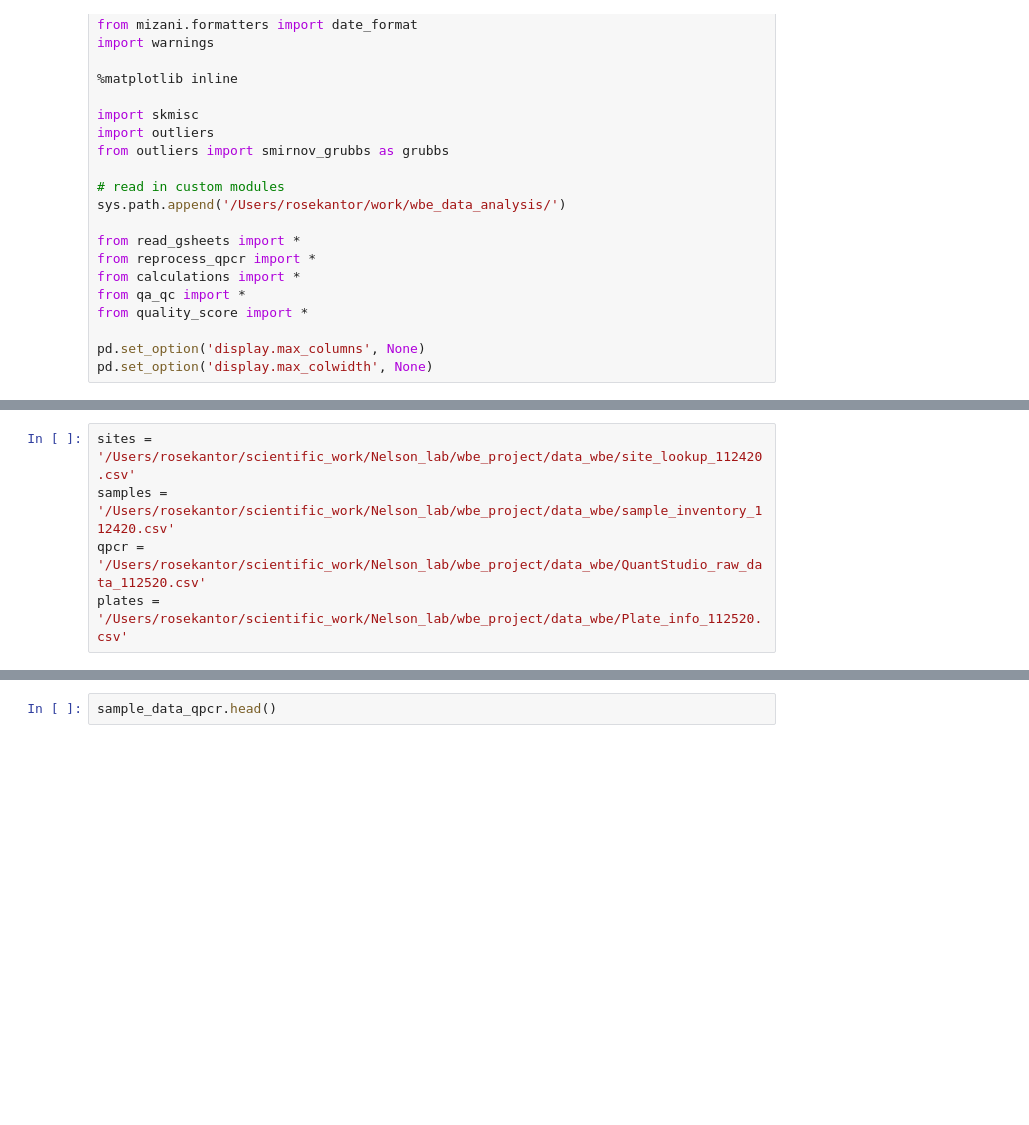
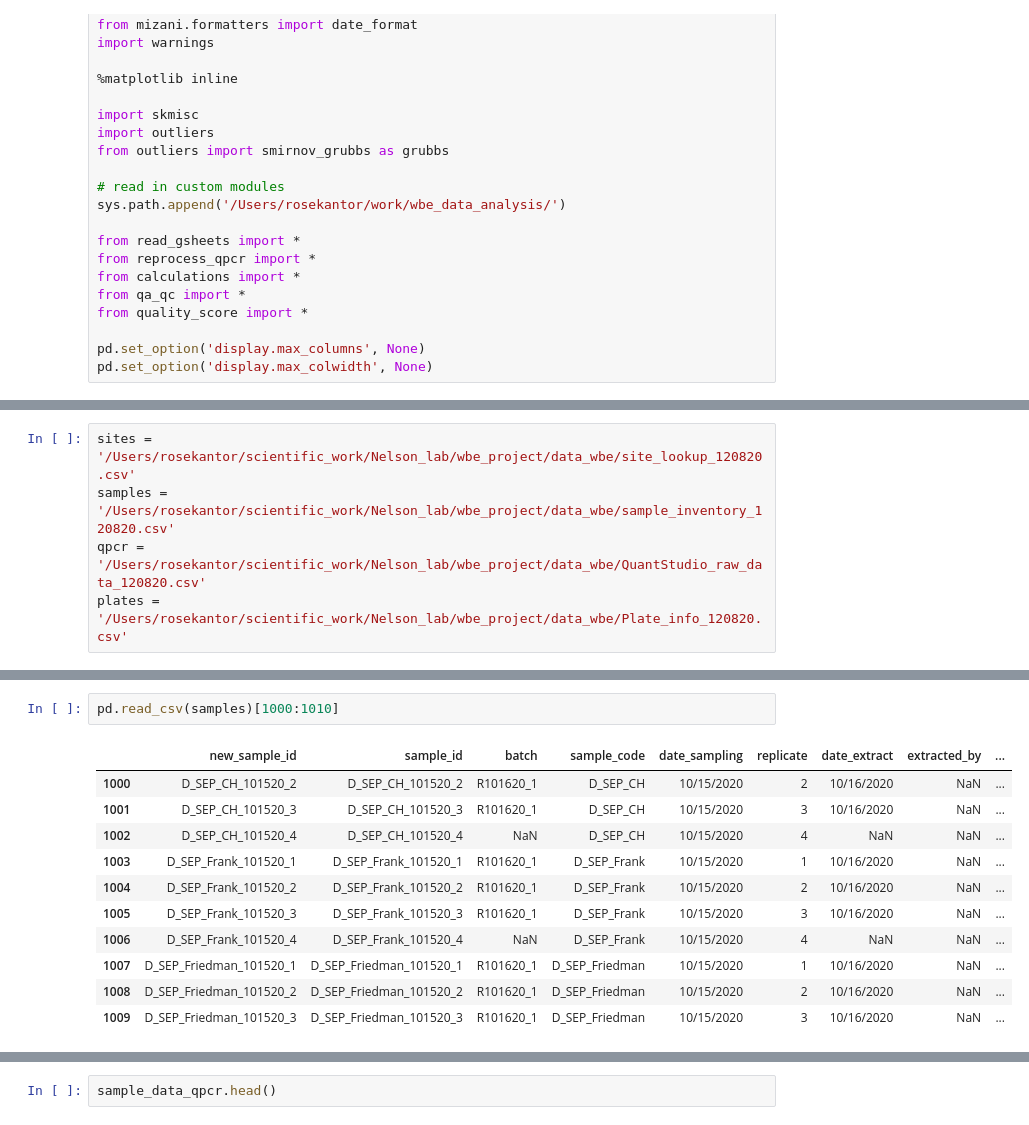
Before and after one commit to wastewaterlab/data_analysis, a Jupyter notebook: notebooks/testing_full_pipeline.ipynb, the cells around one changed output, grey strips where cells are left out. Drawn from its saved outputs; the diff is of its cells as text; blank space fills up the shorter version.

```diff
--- a/notebooks/testing_full_pipeline.ipynb
+++ b/notebooks/testing_full_pipeline.ipynb
@@ -71,5 +41,5 @@ to calculate quality score, sample_data and plate_target_info need to be merged
 # %%
-sites = '/Users/rosekantor/scientific_work/Nelson_lab/wbe_project/data_wbe/site_lookup_112420.csv'
-samples = '/Users/rosekantor/scientific_work/Nelson_lab/wbe_project/data_wbe/sample_inventory_112420.csv'
-qpcr = '/Users/rosekantor/scientific_work/Nelson_lab/wbe_project/data_wbe/QuantStudio_raw_data_112520.csv'
-plates = '/Users/rosekantor/scientific_work/Nelson_lab/wbe_project/data_wbe/Plate_info_112520.csv'
+sites = '/Users/rosekantor/scientific_work/Nelson_lab/wbe_project/data_wbe/site_lookup_120820.csv'
+samples = '/Users/rosekantor/scientific_work/Nelson_lab/wbe_project/data_wbe/sample_inventory_120820.csv'
+qpcr = '/Users/rosekantor/scientific_work/Nelson_lab/wbe_project/data_wbe/QuantStudio_raw_data_120820.csv'
+plates = '/Users/rosekantor/scientific_work/Nelson_lab/wbe_project/data_wbe/Plate_info_120820.csv'
@@ -75,0 +55,14 @@ plates = '/Users/rosekantor/scientific_work/Nelson_lab/wbe_project/data_wbe/Plat
+# %%
+pd.read_csv(samples)[1000:1010]
+# %% [output]
+|  | new_sample_id | sample_id | batch | sample_code | date_sampling | replicate | date_extract | extracted_by | ... |
+| 1000 | D_SEP_CH_101520_2 | D_SEP_CH_101520_2 | R101620_1 | D_SEP_CH | 10/15/2020 | 2 | 10/16/2020 | NaN | ... |
+| 1001 | D_SEP_CH_101520_3 | D_SEP_CH_101520_3 | R101620_1 | D_SEP_CH | 10/15/2020 | 3 | 10/16/2020 | NaN | ... |
+| 1002 | D_SEP_CH_101520_4 | D_SEP_CH_101520_4 | NaN | D_SEP_CH | 10/15/2020 | 4 | NaN | NaN | ... |
+| 1003 | D_SEP_Frank_101520_1 | D_SEP_Frank_101520_1 | R101620_1 | D_SEP_Frank | 10/15/2020 | 1 | 10/16/2020 | NaN | ... |
+| 1004 | D_SEP_Frank_101520_2 | D_SEP_Frank_101520_2 | R101620_1 | D_SEP_Frank | 10/15/2020 | 2 | 10/16/2020 | NaN | ... |
+| 1005 | D_SEP_Frank_101520_3 | D_SEP_Frank_101520_3 | R101620_1 | D_SEP_Frank | 10/15/2020 | 3 | 10/16/2020 | NaN | ... |
+| 1006 | D_SEP_Frank_101520_4 | D_SEP_Frank_101520_4 | NaN | D_SEP_Frank | 10/15/2020 | 4 | NaN | NaN | ... |
+| 1007 | D_SEP_Friedman_101520_1 | D_SEP_Friedman_101520_1 | R101620_1 | D_SEP_Friedman | 10/15/2020 | 1 | 10/16/2020 | NaN | ... |
+| 1008 | D_SEP_Friedman_101520_2 | D_SEP_Friedman_101520_2 | R101620_1 | D_SEP_Friedman | 10/15/2020 | 2 | 10/16/2020 | NaN | ... |
+| 1009 | D_SEP_Friedman_101520_3 | D_SEP_Friedman_101520_3 | R101620_1 | D_SEP_Friedman | 10/15/2020 | 3 | 10/16/2020 | NaN | ... |
```
Also changed, not shown: parts of 18 cells of this notebook.
